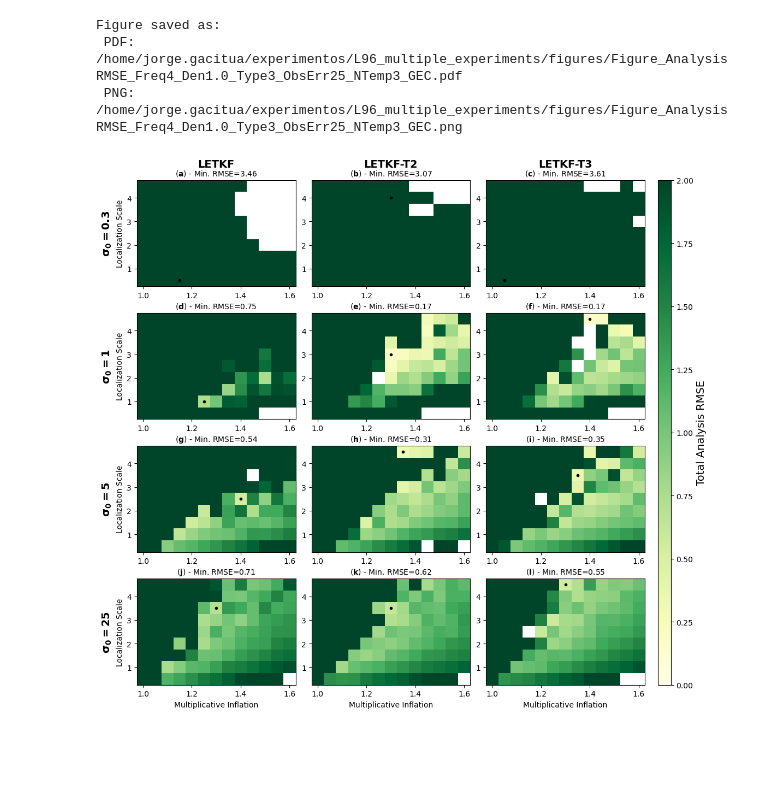
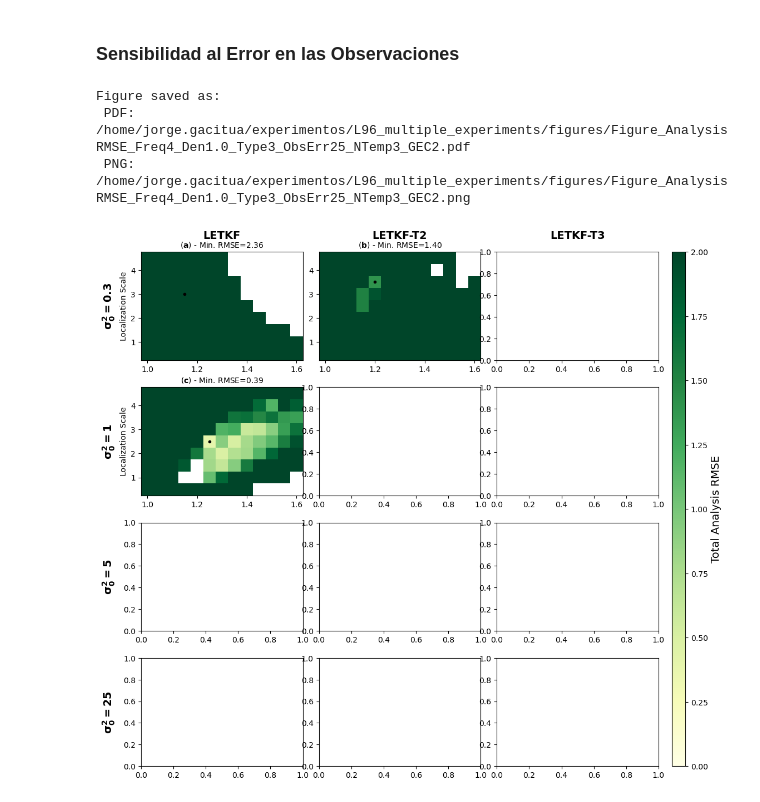
Before and after one commit to jgacituag/L96_multiple_experiments, a Jupyter notebook: codes_figures/test_plot.ipynb, the cells around one changed output. Cells and saved outputs as stored; diff of their text form; code cells hidden in the pictures; blank space fills up the shorter version.

Commit message:
change in figure plots

```diff
--- a/codes_figures/test_plot.ipynb
+++ b/codes_figures/test_plot.ipynb
@@ -1,3 +1,5 @@
+# %% [markdown]
+### Sensibilidad al Error en las Observaciones
 # %%
 import matplotlib.pyplot as plt
 import numpy as np
@@ -11,8 +13,8 @@ base_path  = '/home/jorge.gacitua/experimentos/L96_multiple_experiments/data/LET
 output_dir = '/home/jorge.gacitua/experimentos/L96_multiple_experiments/figures'
 freq = 4
 den = 1.0
-alpha = 2
-gec = '_GEC'
+alpha = 2.0
+gec = '_GEC2'
 fig, axes = plt.subplots(len(obs_errs), len(ntemps), figsize=(12, 12),
                          sharex=False, sharey=False,
                          gridspec_kw={'hspace': 0.25, 'wspace': 0.1})
@@ -25,7 +27,7 @@ panel_label_counter = 0
 
 for i, obs in enumerate(obs_errs):
     for j, ntemp in enumerate(ntemps):
-        filename = f'LETKF_Paper_Nature_Freq{freq}_Den{den}_Type3_ObsErr{obs}_NTemp{ntemp}{gec}.npz'
+        filename = f'LETKF_Paper_Nature_Freq{freq}_Den{den}_Type3_ObsErr{obs}_NTemp{ntemp}_alpha{alpha}{gec}.npz'
         filepath = os.path.join(base_path, filename)
 
         ax = axes[i, j]
@@ -56,34 +58,34 @@ for i, obs in enumerate(obs_errs):
 
             panel_label = rf"$\bf{{{chr(97 + panel_label_counter)}}}$"
             ax.set_title(f"({panel_label}) - Min. RMSE={min_rmse:.2f}", fontsize=10)
             panel_label_counter += 1
 
             if j == 0:
                 ax.set_ylabel('Localization Scale', fontsize=10)
             if i == len(obs_errs) - 1:
                 ax.set_xlabel('Multiplicative Inflation', fontsize=10)
 
 for i, obs in enumerate(obs_errs):
-    axes[i, 0].annotate(rf"$\bf{{\sigma_0 = {obs}}}$", xy=(-0.15, 0.5), xycoords='axes fraction',
+    axes[i, 0].annotate(rf"$\bf{{\sigma^2_0 = {obs}}}$", xy=(-0.15, 0.5), xycoords='axes fraction',
                         rotation=90, va='center', ha='right', fontsize=14, weight='bold')
 for j, t in enumerate(ntemps):
     axes[0, j].annotate(labels[j], xy=(0.5, 1.15), xycoords='axes fraction',
                         va='center', ha='center', fontsize=14, weight='bold')
 cbar = fig.colorbar(im, cax=cbar_ax)
 cbar.set_label('Total Analysis RMSE', fontsize=14)
 
 os.makedirs(output_dir, exist_ok=True)
 figname = f"Figure_AnalysisRMSE_Freq{freq}_Den{den}_Type3_ObsErr{obs}_NTemp{ntemp}{gec}"
 output_pdf = os.path.join(output_dir, f"{figname}.pdf")
 output_png = os.path.join(output_dir, f"{figname}.png")
 
 plt.savefig(output_pdf, dpi=300, bbox_inches='tight', format='pdf')
 plt.savefig(output_png, dpi=300, bbox_inches='tight', format='png')
 #plt.show()
 
 print(f"Figure saved as: \n PDF: {output_pdf} \n PNG: {output_png}")
 # %% [output]
 Figure saved as:
- PDF: /home/jorge.gacitua/experimentos/L96_multiple_experiments/figures/Figure_AnalysisRMSE_Freq4_Den1.0_Type3_ObsErr25_NTemp3_GEC.pdf
- PNG: /home/jorge.gacitua/experimentos/L96_multiple_experiments/figures/Figure_AnalysisRMSE_Freq4_Den1.0_Type3_ObsErr25_NTemp3_GEC.png
+ PDF: /home/jorge.gacitua/experimentos/L96_multiple_experiments/figures/Figure_AnalysisRMSE_Freq4_Den1.0_Type3_ObsErr25_NTemp3_GEC2.pdf
+ PNG: /home/jorge.gacitua/experimentos/L96_multiple_experiments/figures/Figure_AnalysisRMSE_Freq4_Den1.0_Type3_ObsErr25_NTemp3_GEC2.png
-[figure, old version]
+[figure, new version]
```
Also changed, not shown: parts of 4 cells of this notebook, 47 other files.
